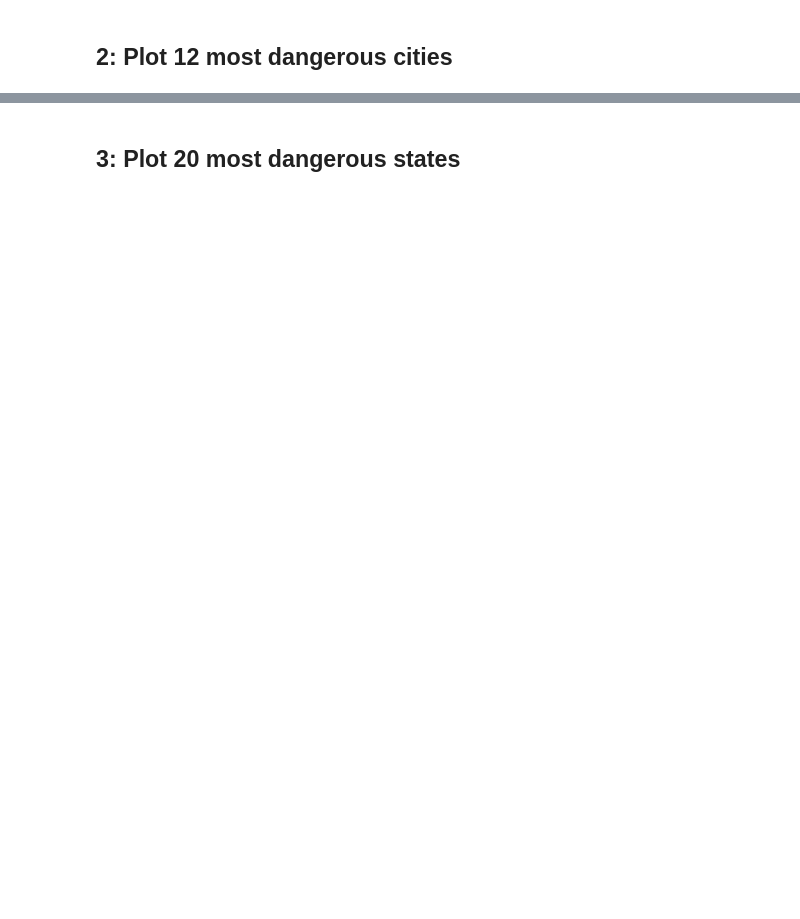
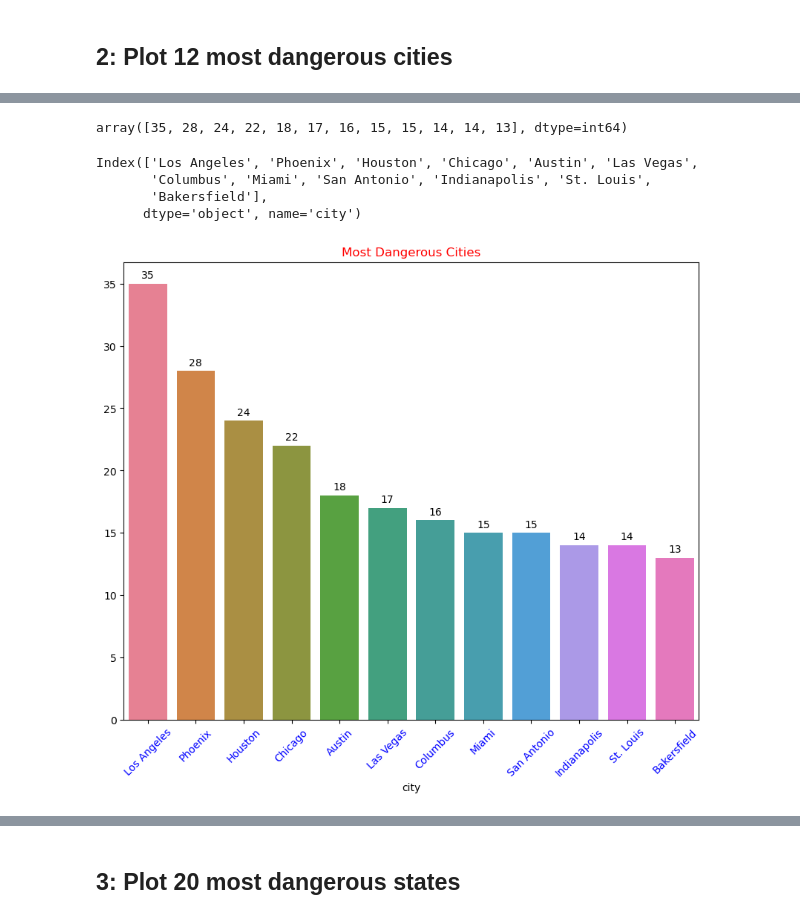
Before and after one commit to mustafacelik-86/expert-octo-journey, a Jupyter notebook: assignments/Assignment-2 With Seaborn.ipynb, the cells around one changed output, grey strips where cells are left out. Drawn from its saved outputs; the diff is of its cells as text; code cells hidden in the pictures; blank space fills up the shorter version.

```diff
--- a/assignments/Assignment-2 With Seaborn.ipynb
+++ b/assignments/Assignment-2 With Seaborn.ipynb
@@ -59,2 +71,5 @@ kill.dropna(inplace=True)
 # %% [markdown]
 ## 2: Plot 12 most dangerous cities
+# %%
+dan_cities = df.city.value_counts(ascending = False).head(12)
+dan_cities
@@ -61 +91,26 @@ kill.dropna(inplace=True)
+# %%
+values = dan_cities.values
+values
+# %% [output]
+array([35, 28, 24, 22, 18, 17, 16, 15, 15, 14, 14, 13], dtype=int64)
+# %%
+indexes = dan_cities.index
+indexes
+# %% [output]
+Index(['Los Angeles', 'Phoenix', 'Houston', 'Chicago', 'Austin', 'Las Vegas',
+       'Columbus', 'Miami', 'San Antonio', 'Indianapolis', 'St. Louis',
+       'Bakersfield'],
+      dtype='object', name='city')
+# %%
+plt.figure(figsize = (10,8))
+ax = sns.barplot(x = indexes, y = values, palette = "husl")
+
+for p in ax.containers:
+    ax.bar_label(p, fmt="%d", padding=3)
+
+ax.set_xticklabels(indexes, rotation=45, color="b")
+plt.title("Most Dangerous Cities", color = "red")
+plt.show()
+# %% [output]
+[figure, added]
 # %%
```
Also changed, not shown: parts of 49 cells of this notebook.
